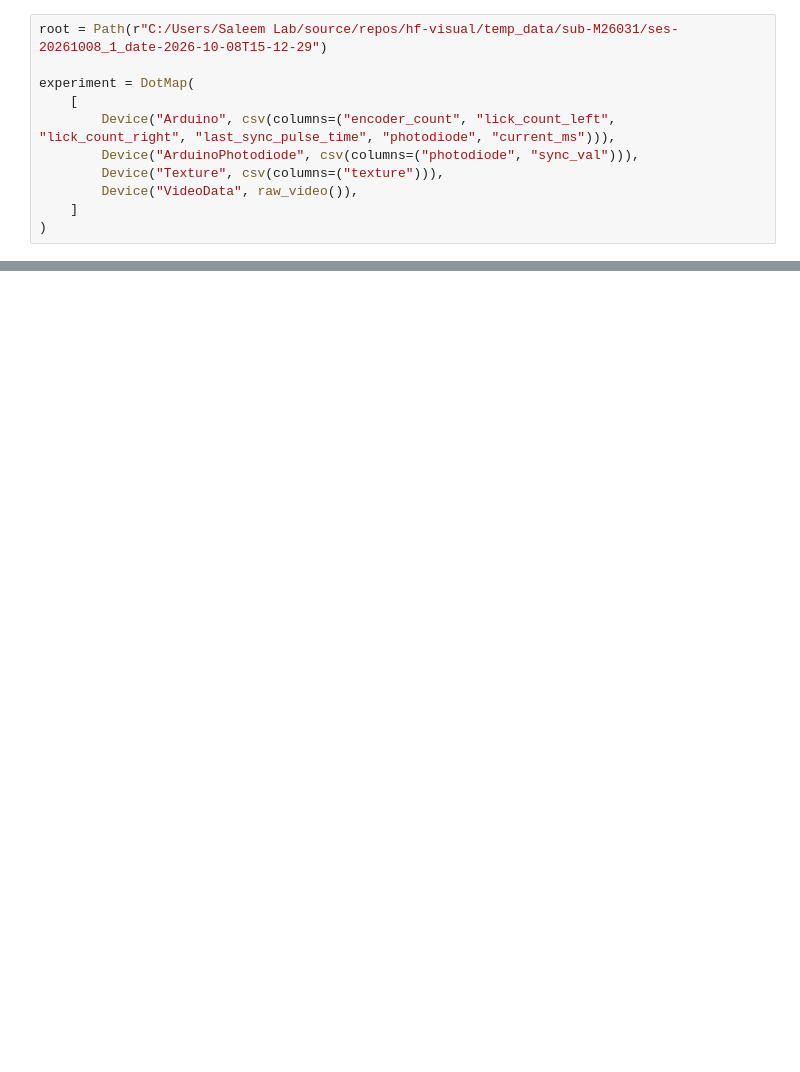
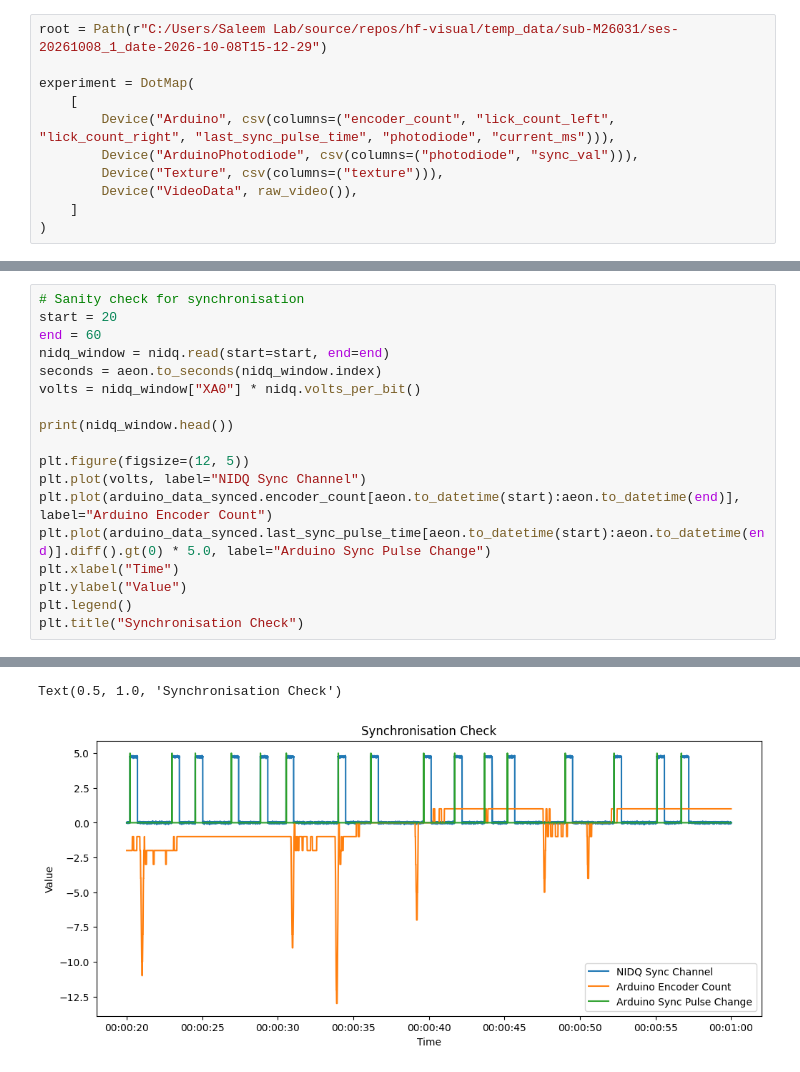
Before and after one commit to ucl-open/hf-visual, a Jupyter notebook: examples/data-ingestion.ipynb, the cells around one changed output, grey strips where cells are left out. Drawn from its saved outputs; the diff is of its cells as text; blank space fills up the shorter version.

Commit message:
Synchronisation sanity check for epys

```diff
--- a/examples/data-ingestion.ipynb
+++ b/examples/data-ingestion.ipynb
@@ -34,0 +121,19 @@ plt.plot(arduino_data_photodiode.photodiode[start:end])
+# %%
+# Sanity check for synchronisation
+start = 20
+end = 60
+nidq_window = nidq.read(start=start, end=end)
+seconds = aeon.to_seconds(nidq_window.index)
+volts = nidq_window["XA0"] * nidq.volts_per_bit()
+
+print(nidq_window.head())
+
+plt.figure(figsize=(12, 5))
+plt.plot(volts, label="NIDQ Sync Channel")
+plt.plot(arduino_data_synced.encoder_count[aeon.to_datetime(start):aeon.to_datetime(end)], label="Arduino Encoder Count")
+plt.plot(arduino_data_synced.last_sync_pulse_time[aeon.to_datetime(start):aeon.to_datetime(end)].diff().gt(0) * 5.0, label="Arduino Sync Pulse Change")
+plt.xlabel("Time")
+plt.ylabel("Value")
+plt.legend()
+plt.title("Synchronisation Check")
+# %% [output]
@@ -34,0 +155,2 @@ plt.plot(arduino_data_photodiode.photodiode[start:end])
+Text(0.5, 1.0, 'Synchronisation Check')
+[figure, added]
```
Also changed, not shown: parts of 10 cells of this notebook, 1 other file.
